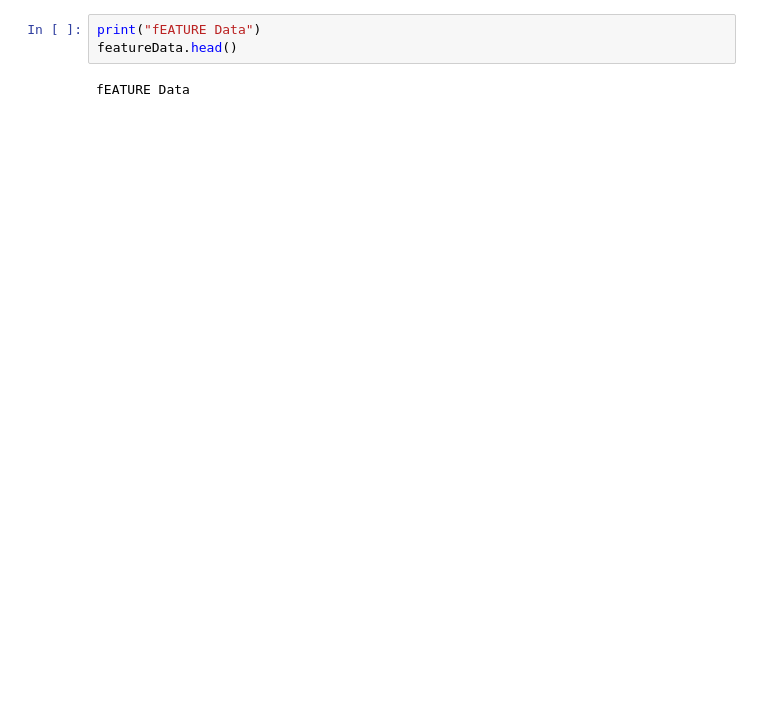
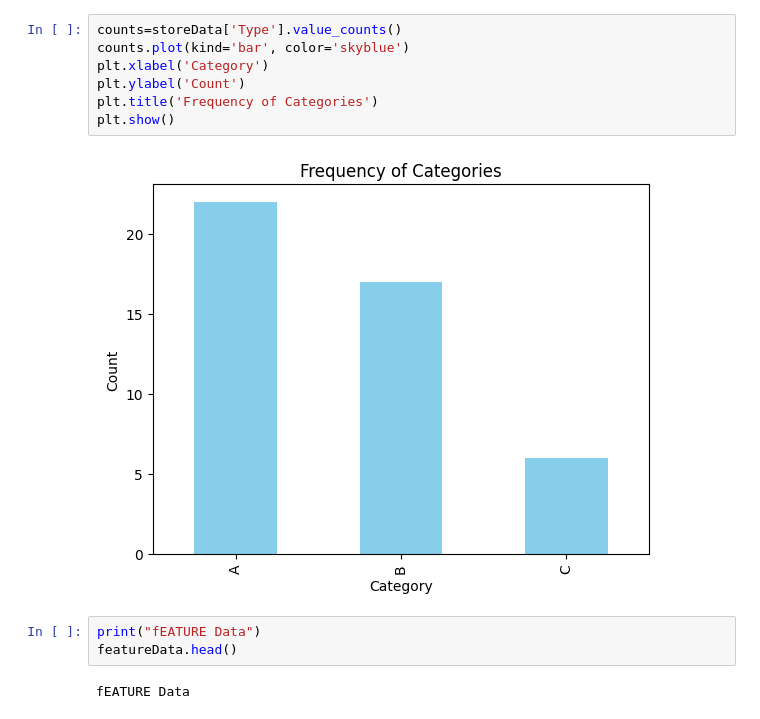
Before and after one commit to akashnarwal7/Walmart-kaggle-Compitetion, a Jupyter notebook: Walmart_Sales_Forecasting.ipynb, the cells around one changed output. Cells and saved outputs as stored; diff of their text form; blank space fills up the shorter version.

```diff
--- a/Walmart_Sales_Forecasting.ipynb
+++ b/Walmart_Sales_Forecasting.ipynb
@@ -37,3 +69,12 @@ store Data
+# %%
+counts=storeData['Type'].value_counts()
+counts.plot(kind='bar', color='skyblue')
+plt.xlabel('Category')
+plt.ylabel('Count')
+plt.title('Frequency of Categories')
+plt.show()
+# %% [output]
+[figure, added]
 # %%
 print("fEATURE Data")
 featureData.head()
```
Also changed, not shown: parts of 8 cells of this notebook.
